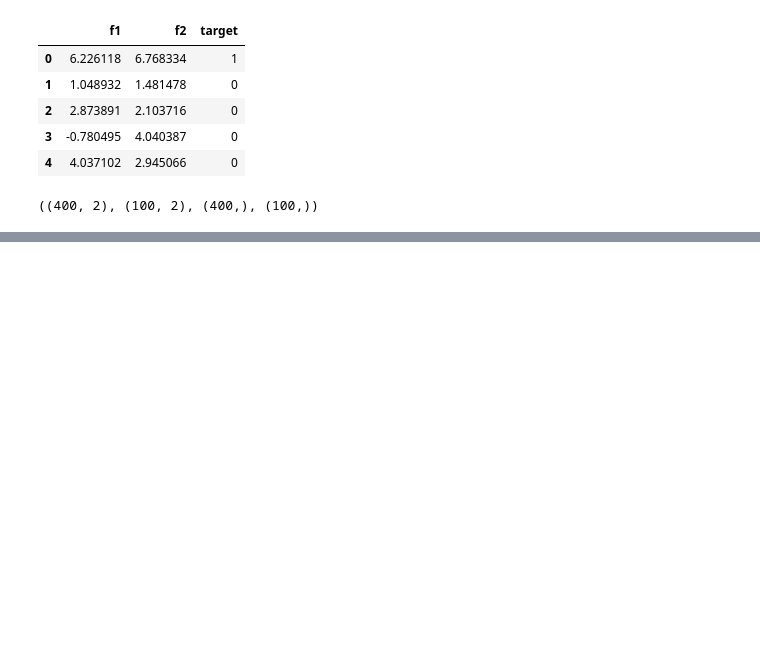
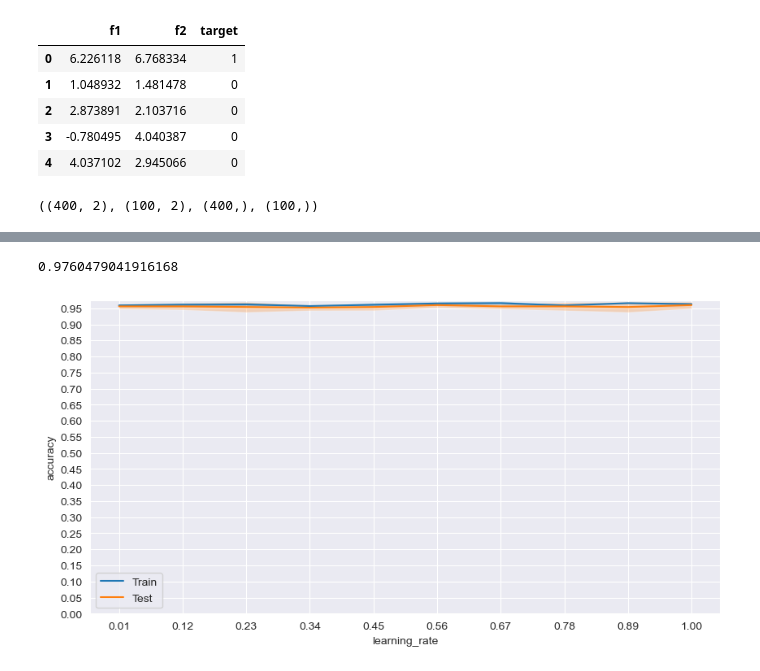
Before and after one commit to MeGysssTaa/bfu-ml-labs, a Jupyter notebook: lab_6/lab.ipynb, the cells around one changed output, grey strips where cells are left out. Saved outputs shown, nothing was run; the diff lists cells and outputs as text; code cells hidden in the pictures; blank space fills up the shorter version.

```diff
--- a/lab_6/lab.ipynb
+++ b/lab_6/lab.ipynb
@@ -139,0 +193,5 @@ array([-20.96303831,   1.71871583,   2.67304224])
+# %%
+experiment_with_model_hyperparameter(Perceptron(random_state=g_random_state), 'learning_rate', np.linspace(0.01, 1., 10))
+# %% [output]
+0.9760479041916168
+[figure, added]
```
Also changed, not shown: parts of 22 cells of this notebook.
